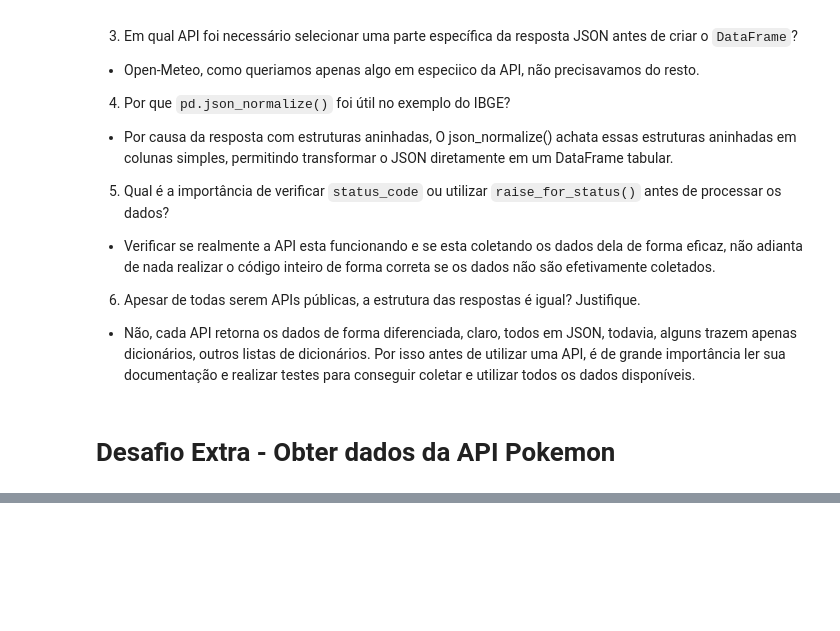
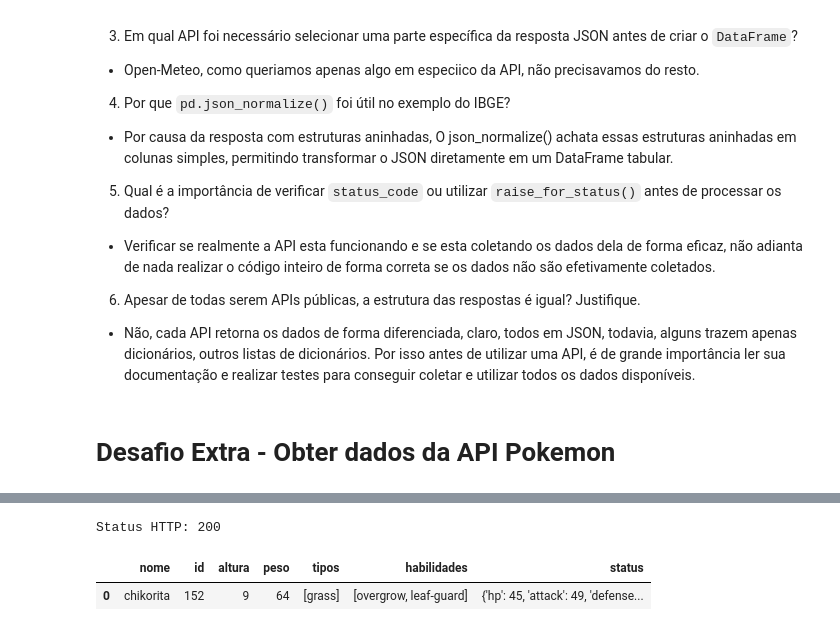
Before and after one commit to VictorLapaDev/Faculdade, a Jupyter notebook: 2-Semestre/2 Feira - Linguagens Aplicadas a Banco de Dados/26.08.31/5_Consumo_de_APIs_parte1.ipynb, the cells around one changed output, grey strips where cells are left out. Cells and saved outputs as stored; diff of their text form; code cells hidden in the pictures; blank space fills up the shorter version.

```diff
--- a/2-Semestre/2 Feira - Linguagens Aplicadas a Banco de Dados/26.08.31/5_Consumo_de_APIs_parte1.ipynb
+++ b/2-Semestre/2 Feira - Linguagens Aplicadas a Banco de Dados/26.08.31/5_Consumo_de_APIs_parte1.ipynb
@@ -1237,0 +1298,28 @@ Após executar as três consultas, responda:
+# %%
+def mostrar_pokemon(nome_pokemon):
+    url = f"https://pokeapi.co/api/v2/pokemon/{nome_pokemon.lower()}/"
+    try:
+        resposta = requisicao_get(url)
+        dados = resposta.json()
+        poke = {
+            "nome": dados["name"],
+            "id": dados["id"],
+            "altura": dados["height"],
+            "peso": dados["weight"],
+            "tipos": [tipo["type"]["name"] for tipo in dados["types"]],
+            "habilidades": [habilidade["ability"]["name"] for habilidade in dados["abilities"]],
+            "status": {status["stat"]["name"]: status["base_stat"] for status in dados["stats"]}}
+
+        return pd.DataFrame([poke])
+
+    except requests.RequestException as erro:
+        return {
+            "erro_consulta": str(erro)
+        }
+# %%
+poke1 = mostrar_pokemon("chikorita")
+poke1
+# %% [output]
+Status HTTP: 200
+|  | nome | id | altura | peso | tipos | habilidades | status |
+| 0 | chikorita | 152 | 9 | 64 | [grass] | [overgrow, leaf-guard] | {'hp': 45, 'attack': 49, 'defense... |
```
Also changed, not shown: parts of 5 cells of this notebook.
